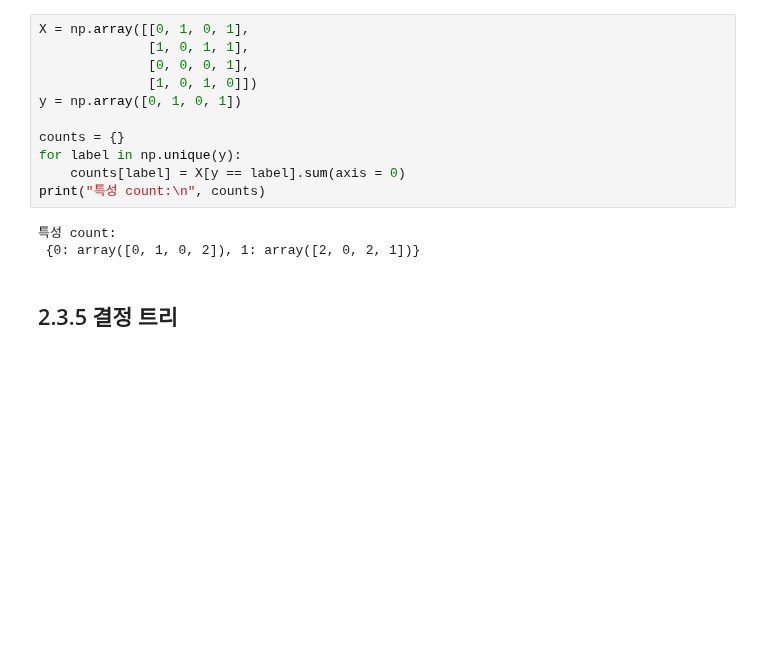
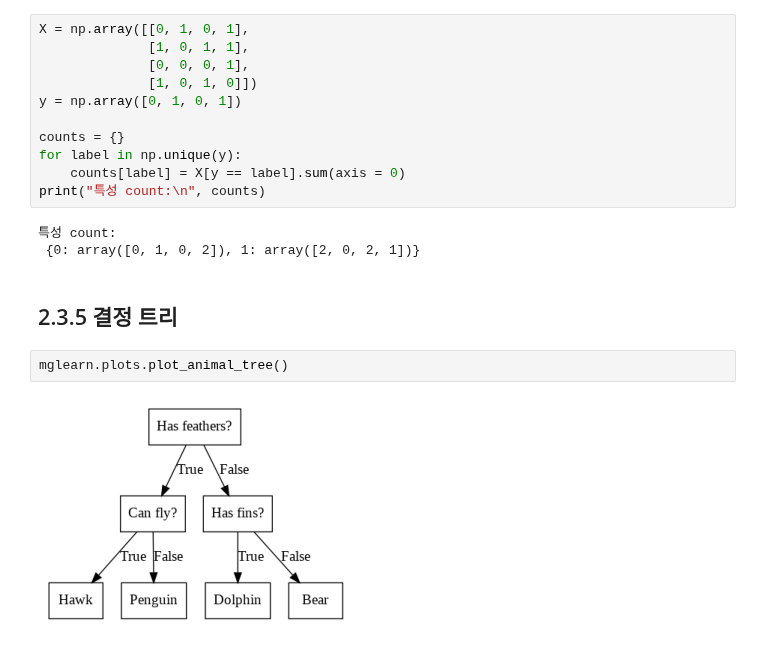
Before and after one commit to 1bin01/Machine-Learning, a Jupyter notebook: Introduction-to-Machine-Learning/Cp2_Supervised_learning.ipynb, the cells around one changed output. Drawn from its saved outputs; the diff is of its cells as text; blank space fills up the shorter version.

```diff
--- a/Introduction-to-Machine-Learning/Cp2_Supervised_learning.ipynb
+++ b/Introduction-to-Machine-Learning/Cp2_Supervised_learning.ipynb
@@ -474,3 +474,7 @@ print("특성 count:\n", counts)
  {0: array([0, 1, 0, 2]), 1: array([2, 0, 2, 1])}
 # %% [markdown]
 ## 2.3.5 결정 트리
+# %%
+mglearn.plots.plot_animal_tree()
+# %% [output]
+[figure, added]
```
Also changed, not shown: parts of 8 cells of this notebook.
